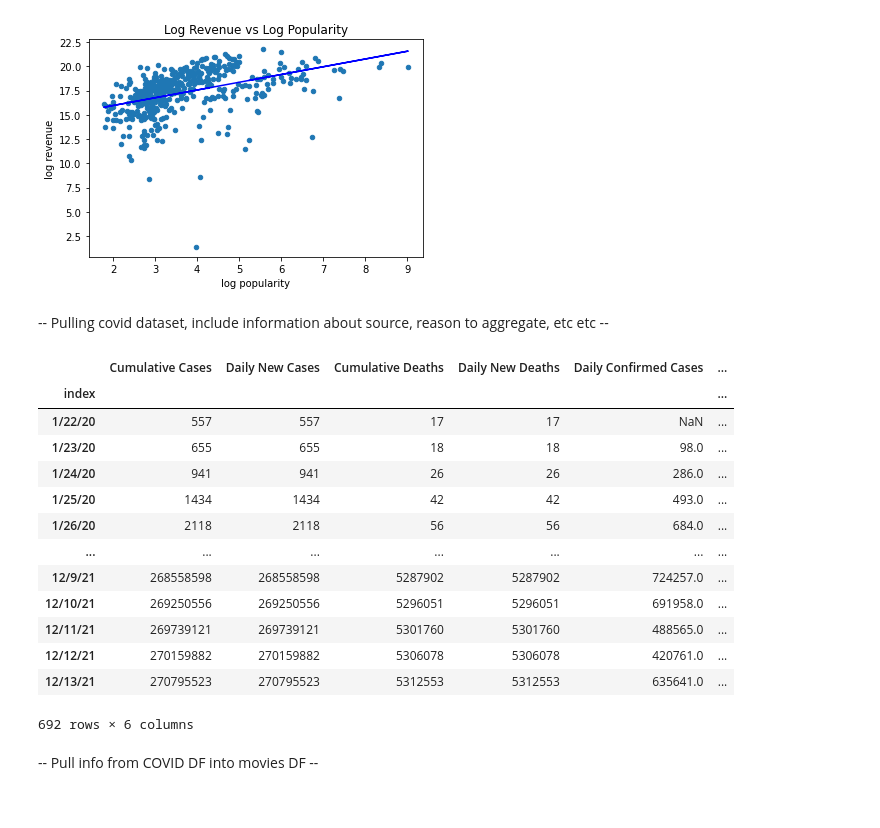
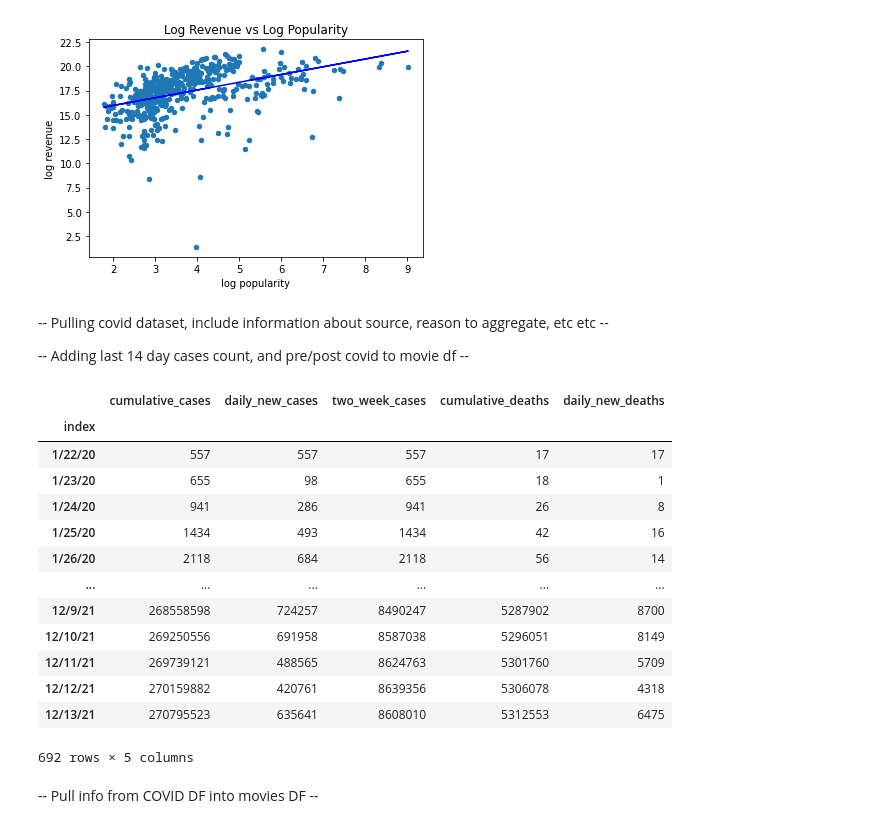
Before and after one commit to stan-GH/final-tutorial, a Jupyter notebook: final_tutorial.ipynb, the cells around one changed output. Saved outputs shown, nothing was run; the diff lists cells and outputs as text; code cells hidden in the pictures.

Commit message:
added 2 week sum and during_covid boolean to dataframe

```diff
--- a/final_tutorial.ipynb
+++ b/final_tutorial.ipynb
@@ -137,47 +137,64 @@ See the caveats in the documentation: https://pandas.pydata.org/pandas-docs/stab
 #Analyzing the relationship (if any) between revenue and budget before and after covid.
 # %% [markdown]
 -- Pulling covid dataset, include information about source, reason to aggregate, etc etc --
+
+-- Adding last 14 day cases count, and pre/post covid to movie df --
 # %%
 # Reads covid19 worldwide cases csv file
 cases_COVID = pd.read_csv("COVID-19/csse_covid_19_data/csse_covid_19_time_series/time_series_covid19_confirmed_global.csv")
 deaths_COVID = pd.read_csv("COVID-19/csse_covid_19_data/csse_covid_19_time_series/time_series_covid19_deaths_global.csv")
 
 # Aggregating data as we will focus on just aggregate information by date
 cases_COVID.drop(columns=['Province/State','Country/Region', 'Lat', 'Long'], inplace=True)
 deaths_COVID.drop(columns=['Province/State','Country/Region', 'Lat', 'Long'], inplace=True)
 
-cases_COVID_agg = cases_COVID.sum(axis=0)
-deaths_COVID_agg = deaths_COVID.sum(axis=0)
+cumulative_cases = cases_COVID.sum(axis=0)
+cumulative_deaths = deaths_COVID.sum(axis=0)
 
 # Calculate daily new cases & deaths
-cases_new = cases_COVID_agg.copy()
-deaths_new = deaths_COVID_agg.copy()
+daily_new_cases = cumulative_cases.copy()
+daily_new_deaths = cumulative_deaths.copy()
+two_week_cases = cumulative_cases.copy()
 
-covid_DF = pd.concat([cases_COVID_agg, cases_new, deaths_COVID_agg, deaths_new], axis=1)
-covid_DF.columns = ['Cumulative Cases', 'Daily New Cases', 'Cumulative Deaths', 'Daily New Deaths']
+covid_DF = pd.concat([cumulative_cases, daily_new_cases, two_week_cases, cumulative_deaths, daily_new_deaths], axis=1)
+covid_DF.columns = ['cumulative_cases', 'daily_new_cases', 'two_week_cases', 'cumulative_deaths', 'daily_new_deaths']
+
+# Reset index for calculations
 covid_DF.reset_index(inplace=True)
 
+# Daily Cases/Deaths
 for i in range(1, len(covid_DF)):
-    covid_DF.loc[i,'Daily Confirmed Cases'] = covid_DF.loc[i,'Cumulative Cases'] - covid_DF.loc[i-1,'Cumulative Cases']
-    covid_DF.loc[i,'Daily Confirmed Deaths'] = covid_DF.loc[i,'Cumulative Deaths'] - covid_DF.loc[i-1,'Cumulative Deaths']
+    covid_DF.loc[i,'daily_new_cases'] = covid_DF.loc[i,'cumulative_cases'] - covid_DF.loc[i-1,'cumulative_cases']
+    covid_DF.loc[i,'daily_new_deaths'] = covid_DF.loc[i,'cumulative_deaths'] - covid_DF.loc[i-1,'cumulative_deaths']
+covid_DF.loc[0,'daily_new_cases'] = covid_DF.loc[0,'cumulative_cases']
+covid_DF.loc[0,'daily_new_deaths'] = covid_DF.loc[0,'cumulative_deaths']
+
+# Two Week Cases
+running_sum = 0
+for i in range(0, 14):
+    running_sum = running_sum + covid_DF.loc[i,'daily_new_cases']
+    covid_DF.loc[i, 'two_week_cases'] = running_sum
+for i in range(14, len(covid_DF)):
+    running_sum = running_sum - covid_DF.loc[i-14, 'daily_new_cases'] + covid_DF.loc[i,'daily_new_cases']
+    covid_DF.loc[i, 'two_week_cases'] = running_sum
 
 covid_DF.set_index('index', inplace=True)
 covid_DF
 # %% [output]
-|  | Cumulative Cases | Daily New Cases | Cumulative Deaths | Daily New Deaths | Daily Confirmed Cases | ... |
-| index |  |  |  |  |  | ... |
-| 1/22/20 | 557 | 557 | 17 | 17 | NaN | ... |
-| 1/23/20 | 655 | 655 | 18 | 18 | 98.0 | ... |
-| 1/24/20 | 941 | 941 | 26 | 26 | 286.0 | ... |
-| 1/25/20 | 1434 | 1434 | 42 | 42 | 493.0 | ... |
-| 1/26/20 | 2118 | 2118 | 56 | 56 | 684.0 | ... |
-| ... | ... | ... | ... | ... | ... | ... |
-| 12/9/21 | 268558598 | 268558598 | 5287902 | 5287902 | 724257.0 | ... |
-| 12/10/21 | 269250556 | 269250556 | 5296051 | 5296051 | 691958.0 | ... |
-| 12/11/21 | 269739121 | 269739121 | 5301760 | 5301760 | 488565.0 | ... |
-| 12/12/21 | 270159882 | 270159882 | 5306078 | 5306078 | 420761.0 | ... |
-| 12/13/21 | 270795523 | 270795523 | 5312553 | 5312553 | 635641.0 | ... |
+|  | cumulative_cases | daily_new_cases | two_week_cases | cumulative_deaths | daily_new_deaths |
+| index |  |  |  |  |  |
+| 1/22/20 | 557 | 557 | 557 | 17 | 17 |
+| 1/23/20 | 655 | 98 | 655 | 18 | 1 |
+| 1/24/20 | 941 | 286 | 941 | 26 | 8 |
+| 1/25/20 | 1434 | 493 | 1434 | 42 | 16 |
+| 1/26/20 | 2118 | 684 | 2118 | 56 | 14 |
+| ... | ... | ... | ... | ... | ... |
+| 12/9/21 | 268558598 | 724257 | 8490247 | 5287902 | 8700 |
+| 12/10/21 | 269250556 | 691958 | 8587038 | 5296051 | 8149 |
+| 12/11/21 | 269739121 | 488565 | 8624763 | 5301760 | 5709 |
+| 12/12/21 | 270159882 | 420761 | 8639356 | 5306078 | 4318 |
+| 12/13/21 | 270795523 | 635641 | 8608010 | 5312553 | 6475 |
-692 rows × 6 columns
+692 rows × 5 columns
 # %% [markdown]
 -- Pull info from COVID DF into movies DF --
 # %%
```
Also changed, not shown: parts of 2 cells of this notebook.
